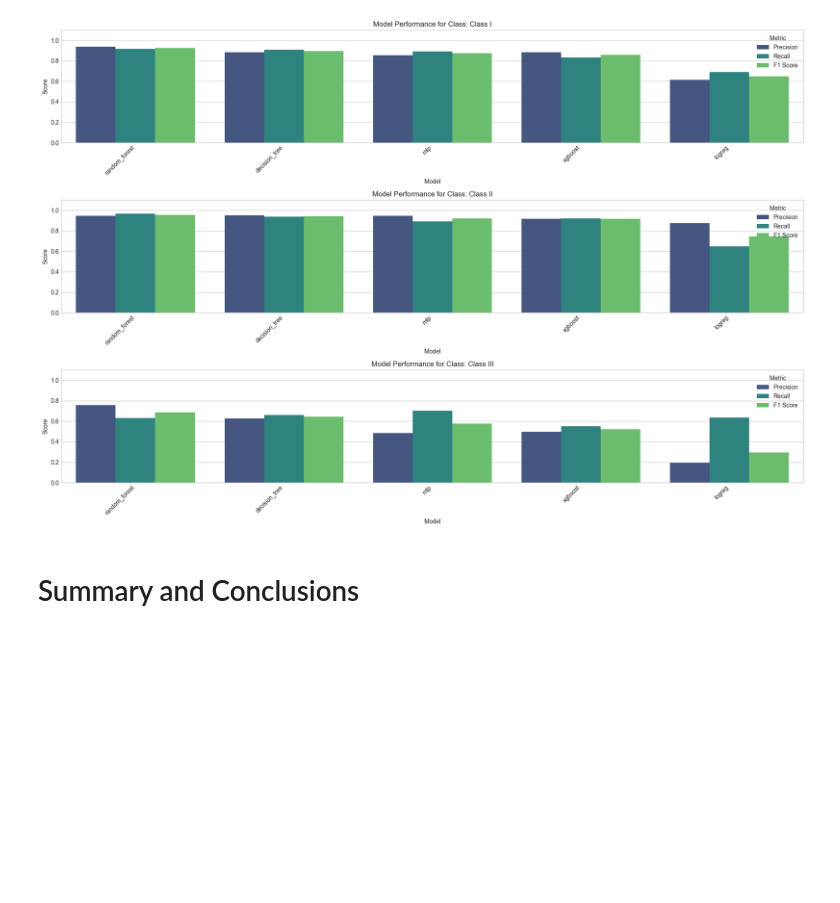
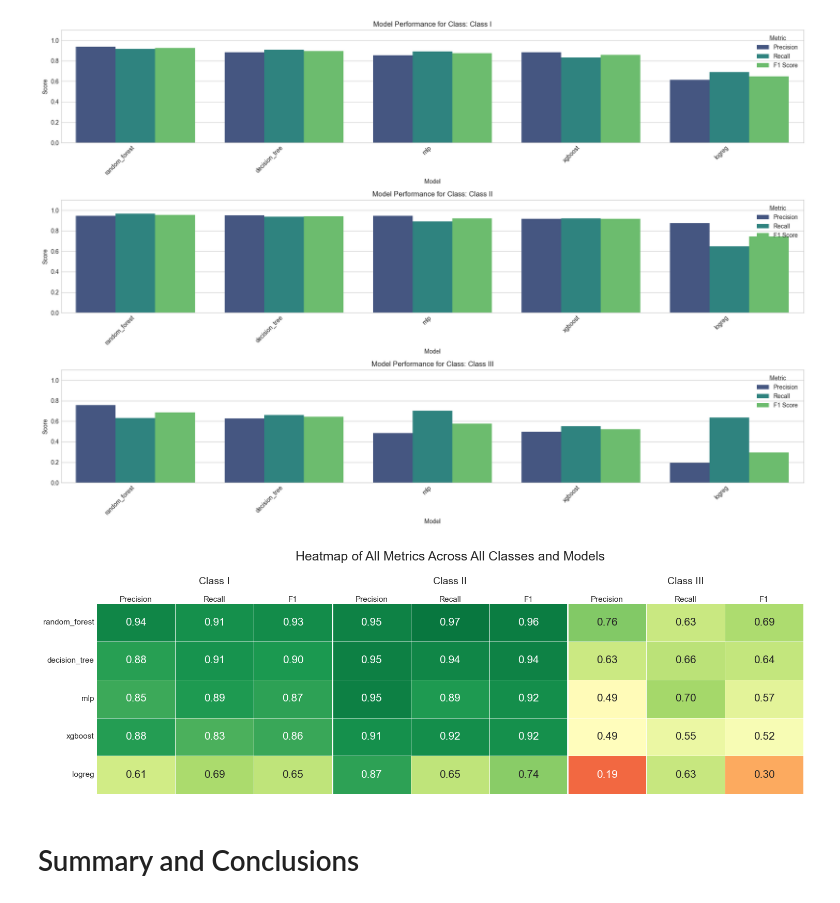
Before and after one commit to PareesaK/Improving-Recall-Effectiveness, a Jupyter notebook: code_library/Modeling.ipynb, the cells around one changed output. Drawn from its saved outputs; the diff is of its cells as text; code cells hidden in the pictures; blank space fills up the shorter version.

```diff
--- a/code_library/Modeling.ipynb
+++ b/code_library/Modeling.ipynb
@@ -1247,6 +1278,88 @@ plt.show()
 plt.close()
 # %% [output]
 [figure]
+# %%
+# Prepare data for the heatmap
+models_list = []
+rows_data = []
+
+for model_name, model_dict in models_to_compare.items():
+    display_name = model_name
+    row_metrics = []
+
+    for class_name in class_names:
+        class_report = model_dict['class_reports'][class_name]
+        row_metrics.extend([
+            class_report['precision'],
+            class_report['recall'],
+            class_report['f1-score']
+        ])
+
+    models_list.append(display_name)
+    rows_data.append(row_metrics)
+
+# Define metric and column labels
+metric_labels = ['Precision', 'Recall', 'F1']
+column_labels = [f'{metric}' for _ in class_names for metric in metric_labels]
+
+# Create DataFrame and sort by average F1 score
+df_heatmap = pd.DataFrame(rows_data, index=models_list, columns=column_labels)
+f1_cols = [i for i, col in enumerate(column_labels) if col == 'F1']
+df_heatmap['avg_f1'] = df_heatmap.iloc[:, f1_cols].mean(axis=1)
+df_heatmap = df_heatmap.sort_values('avg_f1', ascending=False).drop(columns='avg_f1')
+
+# Plot the heatmap
+fig, ax = plt.subplots(figsize=(15, 5))
+cmap = sns.color_palette("RdYlGn", as_cmap=True)
+
+sns.heatmap(
+    df_heatmap,
+    annot=True,
+    fmt=".2f",
+    cmap=cmap,
+    linewidths=0.5,
+    vmin=0,
+    vmax=1,
+    cbar=False,
+    ax=ax,
+    annot_kws={"size": 15}
+)
+
+# Customize y-axis
+ax.set_yticklabels(df_heatmap.index, rotation=0, fontsize=11)
+
+# Remove default x-axis tick labels
+ax.set_xticks([])
+ax.set_xticklabels([])
+
+# Define class labels (same as class_names from earlier)
+class_labels = class_names
+
+# Add custom class labels centered above each group of 3 columns
+for i, class_label in enumerate(class_labels):
+    xpos = 1.5 + i * 3  # Center of 3 metric columns
+    ax.text(xpos, -0.7, class_label, ha='center', va='top', fontsize=14)
+
+# Add metric labels below each class group
+for i, metric in enumerate(metric_labels):
+    for j in range(len(class_labels)):
+        xpos = j * 3 + i + 0.5
+        ax.text(xpos, -0.2, metric, ha='center', va='top', fontsize=11)
+
+# Vertical dividers between classes
+for i in range(3, len(column_labels), 3):
+    ax.axvline(x=i, color='white', linewidth=2)
+
+# Title and layout
+plt.title('Heatmap of All Metrics Across All Classes and Models', fontsize=18, pad=60)
+plt.tight_layout()
+
+# Save and display
+plt.savefig(f'results/{dataset_type}/metrics_heatmap.png', dpi=300, bbox_inches='tight')
+plt.show()
+plt.close()
+# %% [output]
+[figure, added]
 # %%
 # Save class-specific metrics to CSV
 for class_name, metrics in class_metrics.items():
```
Also changed, not shown: parts of 2 cells of this notebook.
